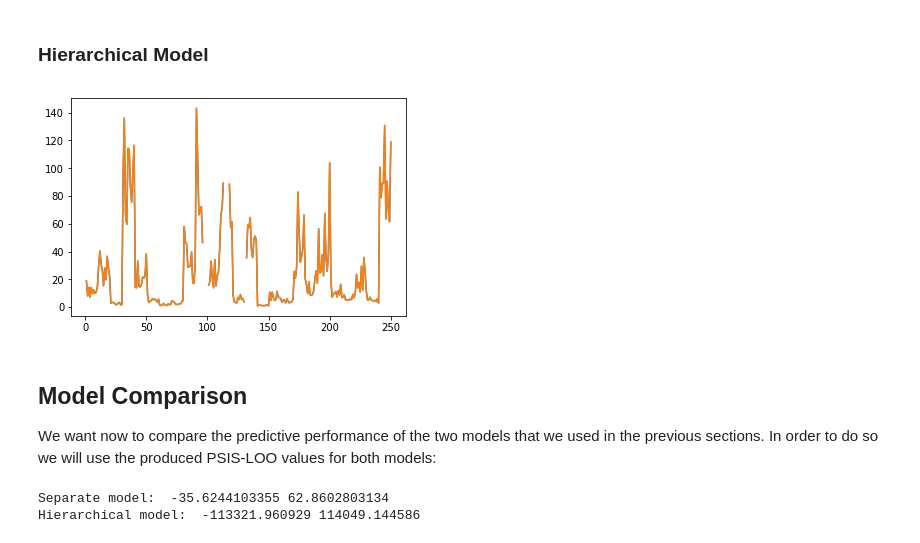
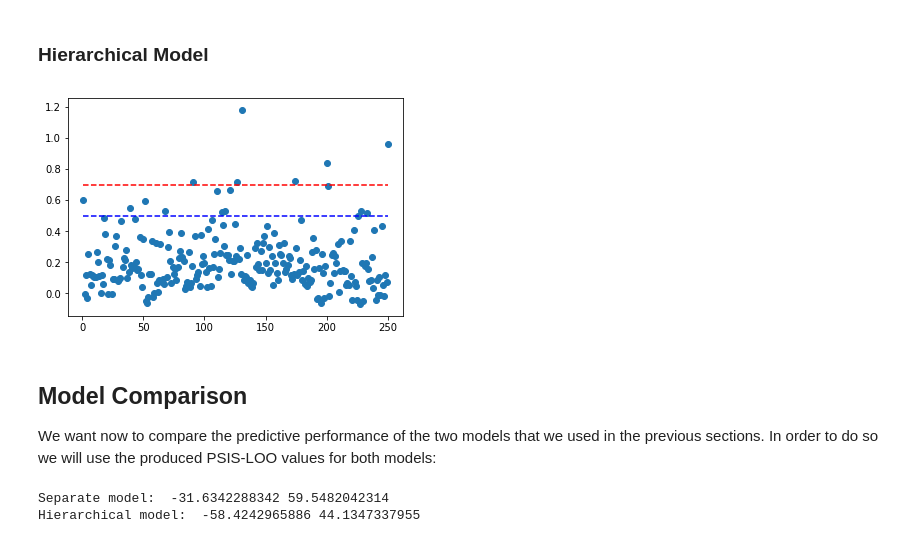
Before and after one commit to fcole90/bdafinal, a Jupyter notebook: bdafinal/notebook.ipynb, the cells around one changed output. Drawn from its saved outputs; the diff is of its cells as text; code cells hidden in the pictures.

```diff
--- a/bdafinal/notebook.ipynb
+++ b/bdafinal/notebook.ipynb
@@ -104,7 +104,7 @@ for i in range(K):
         xpred=xpred
     )
 
-    samples.append(sm.sampling(n_jobs=4, data=separate_model_data))
+    samples.append(sm.sampling(n_jobs=4, data=separate_model_data, control=dict(adapt_delta=0.95, max_treedepth=20)))
 
     print('Completed: group ', i)
 print('Completed: separate model')
@@ -158,9 +142,12 @@ transformed parameters {
 }
 
 model {
+    sigma ~ half-cauchy(mode, scale)
+
     alpha ~ normal(mu_alpha, sigma_alpha);
     beta ~ normal(mu_beta, sigma_beta);
     sigma ~ scaled_inv_chi_square(sigma_0, nu_0);
+
     y ~ normal(mu, sigma[x]);
 }
 
@@ -175,7 +162,7 @@ generated quantities{
 
     for (i in 1:N)
     {
-        log_lik[i] = normal_lpdf(y[i] | mu[i], sigma);
+        log_lik[i] = normal_lpdf(y[i] | mu[i], sigma[x[i]]);
     }
 }
 '''
@@ -343,14 +390,16 @@ Accordingly, most of the models had appropriate k values. Anyway, in some of the
 # %%
 log_lik_hier = samples_hierarchical["log_lik"]
 
 loo_hier ,loos_hier, ks_hier = psis.psisloo(log_lik_hier)
 lppd_hier = np.sum(np.log(np.mean(np.exp(log_lik_hier), axis = 0)))
 p_eff_hier = lppd_hier - loo_hier
 
-plt.plot(range(1,251), ks_hier)
+plt.scatter(range(1,251), ks_hier)
+plt.plot(range(1,251), [0.5 for i in range(1,251)], "b--")
+plt.plot(range(1,251), [0.7 for i in range(1,251)], "r--")
 plt.show()
 # %% [output]
-[figure, old version]
+[figure, new version]
 # %% [markdown]
 ## Model Comparison
 
@@ -360,5 +409,5 @@ In order to do so we will use the produced PSIS-LOO values for both models:
 print("Separate model: ", loo_sep, p_eff_sep)
 print("Hierarchical model: ", loo_hier, p_eff_hier)
 # %% [output]
-Separate model:  -35.6244103355 62.8602803134
-Hierarchical model:  -113321.960929 114049.144586
+Separate model:  -31.6342288342 59.5482042314
+Hierarchical model:  -58.4242965886 44.1347337955
```
Also changed, not shown: parts of 8 cells of this notebook, 1 other file.
